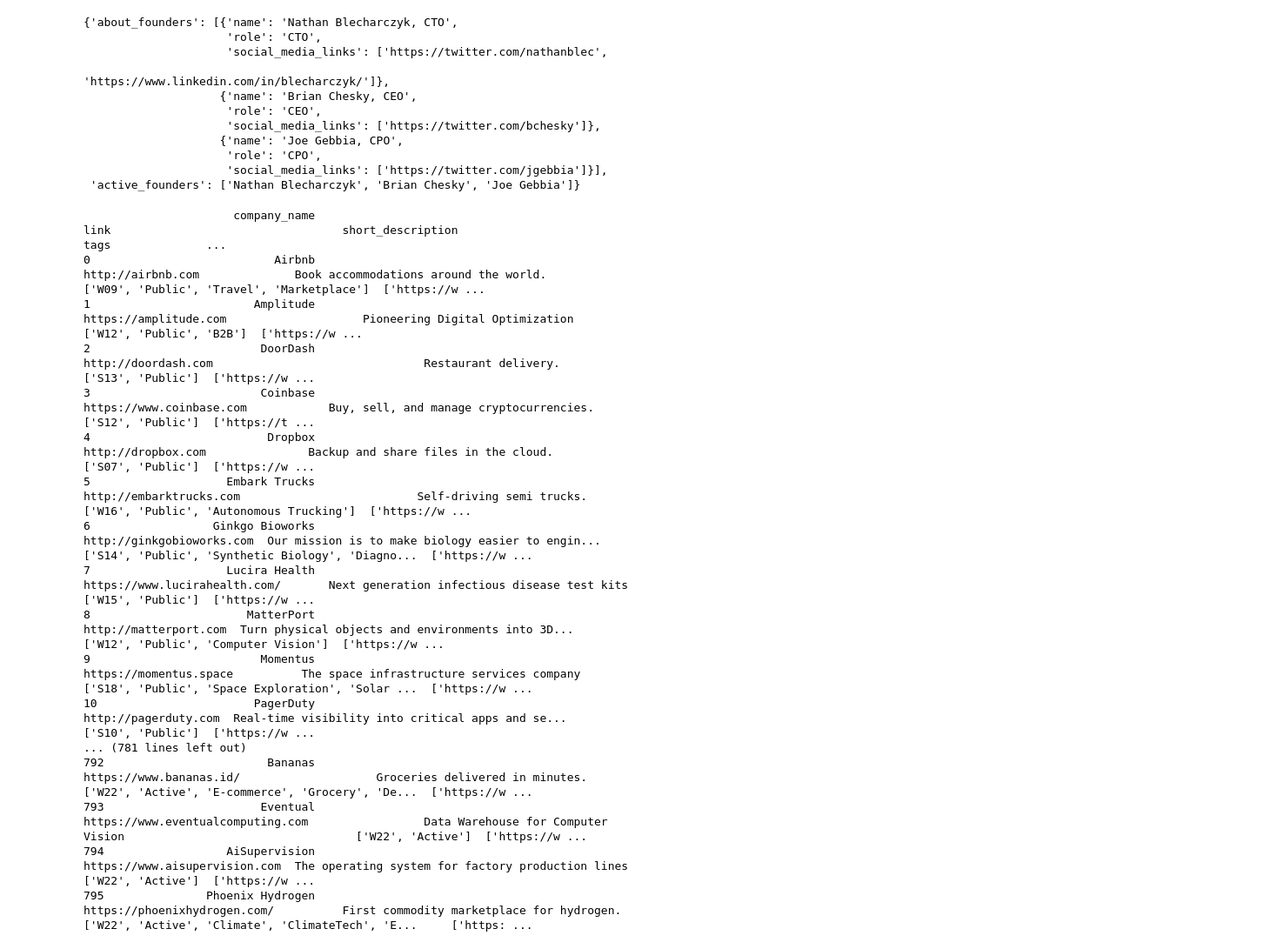
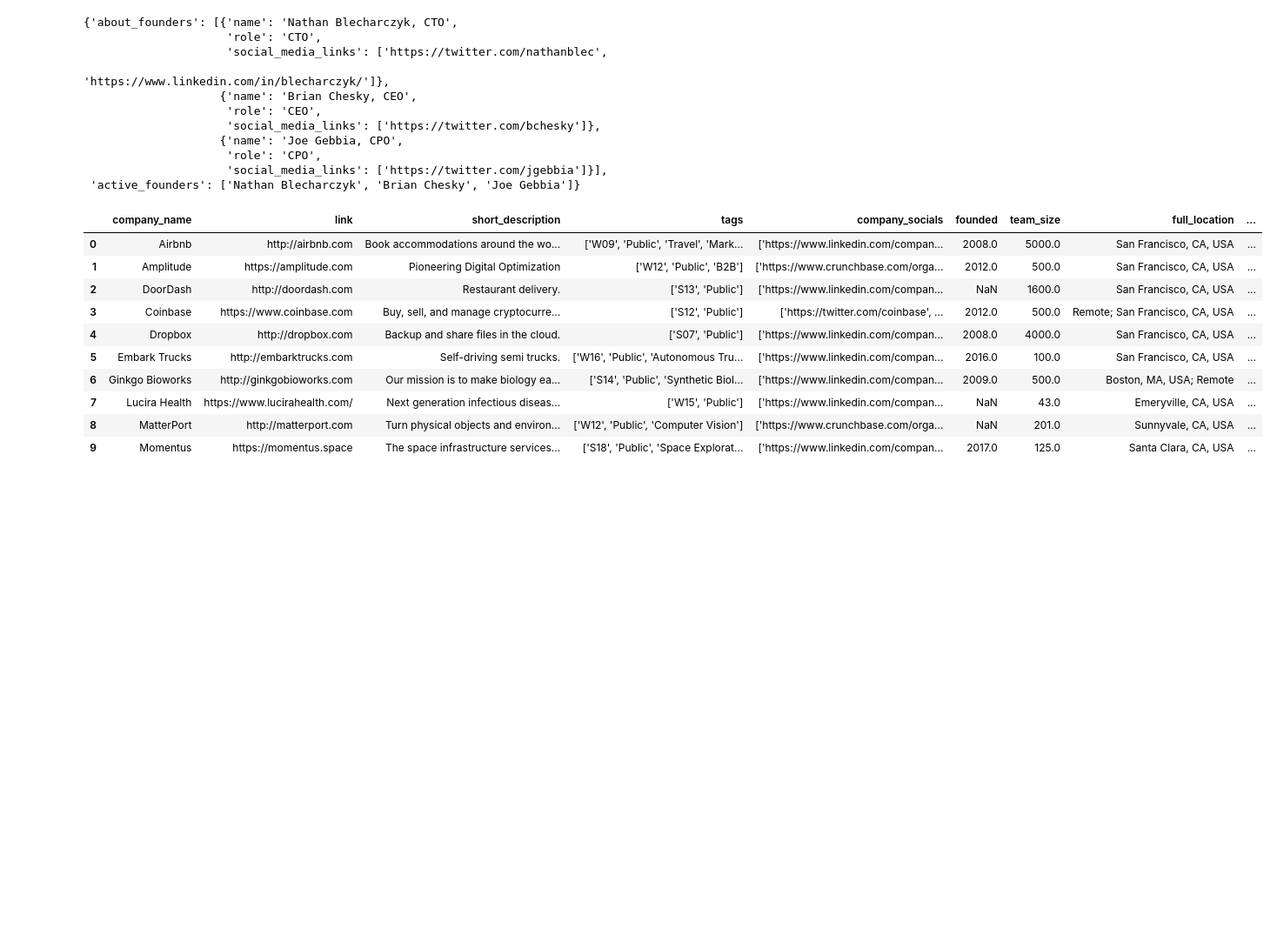
Before and after one commit to dit-x/y-combinator-scraper, a Jupyter notebook: ycombinator_scraper.ipynb, the cells around one changed output. Shown at 87% size. Cells and saved outputs as stored; diff of their text form; code cells hidden in the pictures; blank space fills up the shorter version.

```diff
--- a/ycombinator_scraper.ipynb
+++ b/ycombinator_scraper.ipynb
@@ -358,24 +358,18 @@ pprint(info)
 # %%
 df = pd.read_csv('ycombinator.csv')
 pd.set_option('display.max_rows', None)
 pd.set_option('display.max_columns', None)
 pd.set_option('display.width', 2000)
-df.head(1000)
+df.head(10)
 # %% [output]
-                      company_name                                               link                                  short_description                                               tags              ...
-0                           Airbnb                                  http://airbnb.com              Book accommodations around the world.         ['W09', 'Public', 'Travel', 'Marketplace']  ['https://w ...
-1                        Amplitude                              https://amplitude.com                    Pioneering Digital Optimization                           ['W12', 'Public', 'B2B']  ['https://w ...
-2                         DoorDash                                http://doordash.com                               Restaurant delivery.                                  ['S13', 'Public']  ['https://w ...
-3                         Coinbase                           https://www.coinbase.com            Buy, sell, and manage cryptocurrencies.                                  ['S12', 'Public']  ['https://t ...
-4                          Dropbox                                 http://dropbox.com               Backup and share files in the cloud.                                  ['S07', 'Public']  ['https://w ...
-5                    Embark Trucks                            http://embarktrucks.com                          Self-driving semi trucks.           ['W16', 'Public', 'Autonomous Trucking']  ['https://w ...
-6                  Ginkgo Bioworks                          http://ginkgobioworks.com  Our mission is to make biology easier to engin...  ['S14', 'Public', 'Synthetic Biology', 'Diagno...  ['https://w ...
-7                    Lucira Health                      https://www.lucirahealth.com/       Next generation infectious disease test kits                                  ['W15', 'Public']  ['https://w ...
-8                       MatterPort                              http://matterport.com  Turn physical objects and environments into 3D...               ['W12', 'Public', 'Computer Vision']  ['https://w ...
-9                         Momentus                             https://momentus.space          The space infrastructure services company  ['S18', 'Public', 'Space Exploration', 'Solar ...  ['https://w ...
-10                       PagerDuty                               http://pagerduty.com  Real-time visibility into critical apps and se...                                  ['S10', 'Public']  ['https://w ...
-... (781 lines left out)
-792                        Bananas                            https://www.bananas.id/                    Groceries delivered in minutes.  ['W22', 'Active', 'E-commerce', 'Grocery', 'De...  ['https://w ...
-793                       Eventual                  https://www.eventualcomputing.com                 Data Warehouse for Computer Vision                                  ['W22', 'Active']  ['https://w ...
-794                  AiSupervision                      https://www.aisupervision.com  The operating system for factory production lines                                  ['W22', 'Active']  ['https://w ...
-795               Phoenix Hydrogen                       https://phoenixhydrogen.com/          First commodity marketplace for hydrogen.  ['W22', 'Active', 'Climate', 'ClimateTech', 'E...     ['https: ...
+|  | company_name | link | short_description | tags | company_socials | founded | team_size | full_location | ... |
+| 0 | Airbnb | http://airbnb.com | Book accommodations around the wo... | ['W09', 'Public', 'Travel', 'Mark... | ['https://www.linkedin.com/compan... | 2008.0 | 5000.0 | San Francisco, CA, USA | ... |
+| 1 | Amplitude | https://amplitude.com | Pioneering Digital Optimization | ['W12', 'Public', 'B2B'] | ['https://www.crunchbase.com/orga... | 2012.0 | 500.0 | San Francisco, CA, USA | ... |
+| 2 | DoorDash | http://doordash.com | Restaurant delivery. | ['S13', 'Public'] | ['https://www.linkedin.com/compan... | NaN | 1600.0 | San Francisco, CA, USA | ... |
+| 3 | Coinbase | https://www.coinbase.com | Buy, sell, and manage cryptocurre... | ['S12', 'Public'] | ['https://twitter.com/coinbase', ... | 2012.0 | 500.0 | Remote; San Francisco, CA, USA | ... |
+| 4 | Dropbox | http://dropbox.com | Backup and share files in the cloud. | ['S07', 'Public'] | ['https://www.linkedin.com/compan... | 2008.0 | 4000.0 | San Francisco, CA, USA | ... |
+| 5 | Embark Trucks | http://embarktrucks.com | Self-driving semi trucks. | ['W16', 'Public', 'Autonomous Tru... | ['https://www.linkedin.com/compan... | 2016.0 | 100.0 | San Francisco, CA, USA | ... |
+| 6 | Ginkgo Bioworks | http://ginkgobioworks.com | Our mission is to make biology ea... | ['S14', 'Public', 'Synthetic Biol... | ['https://www.linkedin.com/compan... | 2009.0 | 500.0 | Boston, MA, USA; Remote | ... |
+| 7 | Lucira Health | https://www.lucirahealth.com/ | Next generation infectious diseas... | ['W15', 'Public'] | ['https://www.linkedin.com/compan... | NaN | 43.0 | Emeryville, CA, USA | ... |
+| 8 | MatterPort | http://matterport.com | Turn physical objects and environ... | ['W12', 'Public', 'Computer Vision'] | ['https://www.crunchbase.com/orga... | NaN | 201.0 | Sunnyvale, CA, USA | ... |
+| 9 | Momentus | https://momentus.space | The space infrastructure services... | ['S18', 'Public', 'Space Explorat... | ['https://www.linkedin.com/compan... | 2017.0 | 125.0 | Santa Clara, CA, USA | ... |
```
